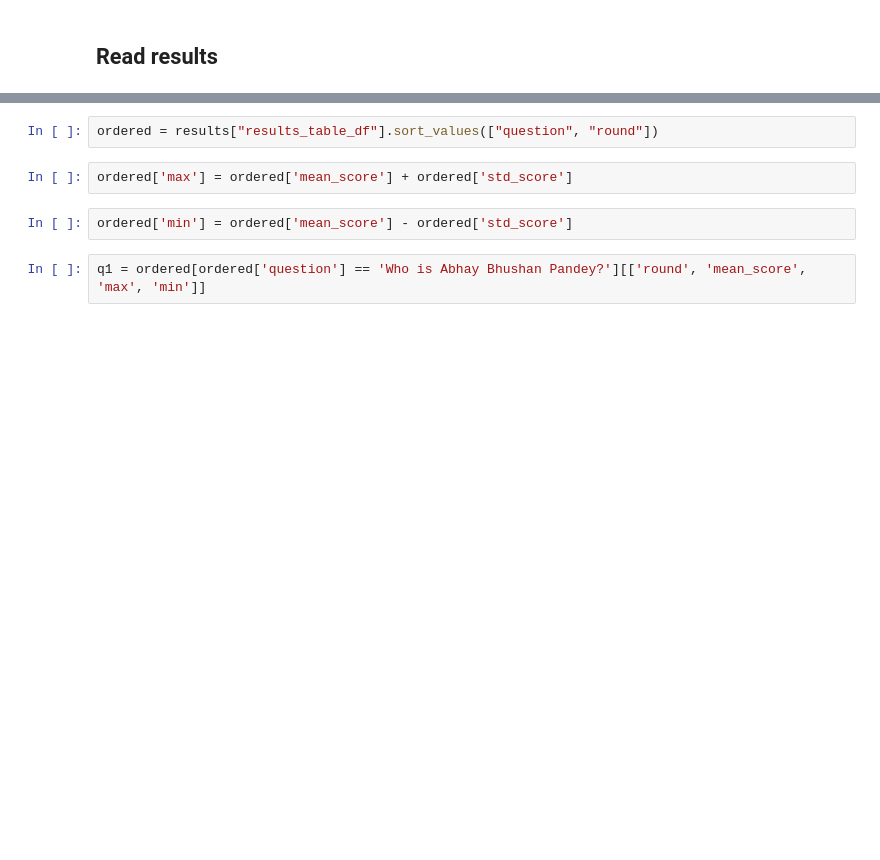
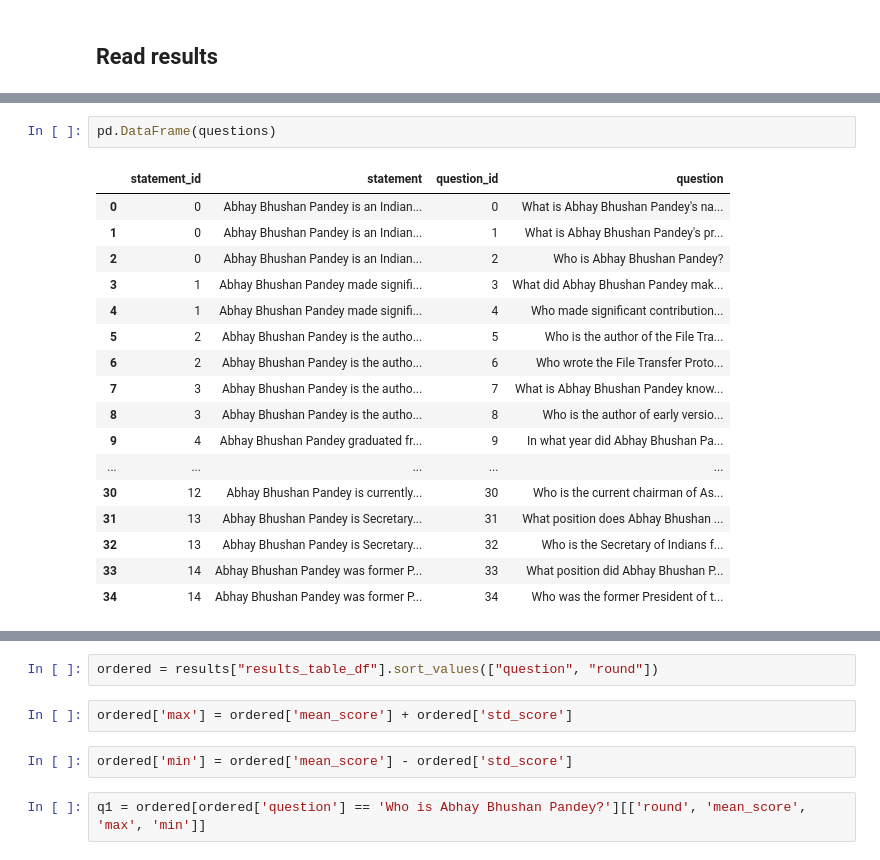
Before and after one commit to eduseiti/llm_editing_evaluation, a Jupyter notebook: factual_associations/plot_results.ipynb, the cells around one changed output, grey strips where cells are left out. Cells and saved outputs as stored; diff of their text form; blank space fills up the shorter version.

```diff
--- a/factual_associations/plot_results.ipynb
+++ b/factual_associations/plot_results.ipynb
@@ -19,0 +115,20 @@ with open(RESULTS, "rb") as input_file:
+# %%
+pd.DataFrame(questions)
+# %% [output]
+|  | statement_id | statement | question_id | question |
+| 0 | 0 | Abhay Bhushan Pandey is an Indian... | 0 | What is Abhay Bhushan Pandey's na... |
+| 1 | 0 | Abhay Bhushan Pandey is an Indian... | 1 | What is Abhay Bhushan Pandey's pr... |
+| 2 | 0 | Abhay Bhushan Pandey is an Indian... | 2 | Who is Abhay Bhushan Pandey? |
+| 3 | 1 | Abhay Bhushan Pandey made signifi... | 3 | What did Abhay Bhushan Pandey mak... |
+| 4 | 1 | Abhay Bhushan Pandey made signifi... | 4 | Who made significant contribution... |
+| 5 | 2 | Abhay Bhushan Pandey is the autho... | 5 | Who is the author of the File Tra... |
+| 6 | 2 | Abhay Bhushan Pandey is the autho... | 6 | Who wrote the File Transfer Proto... |
+| 7 | 3 | Abhay Bhushan Pandey is the autho... | 7 | What is Abhay Bhushan Pandey know... |
+| 8 | 3 | Abhay Bhushan Pandey is the autho... | 8 | Who is the author of early versio... |
+| 9 | 4 | Abhay Bhushan Pandey graduated fr... | 9 | In what year did Abhay Bhushan Pa... |
+| ... | ... | ... | ... | ... |
+| 30 | 12 | Abhay Bhushan Pandey is currently... | 30 | Who is the current chairman of As... |
+| 31 | 13 | Abhay Bhushan Pandey is Secretary... | 31 | What position does Abhay Bhushan ... |
+| 32 | 13 | Abhay Bhushan Pandey is Secretary... | 32 | Who is the Secretary of Indians f... |
+| 33 | 14 | Abhay Bhushan Pandey was former P... | 33 | What position did Abhay Bhushan P... |
+| 34 | 14 | Abhay Bhushan Pandey was former P... | 34 | Who was the former President of t... |
```
Also changed, not shown: parts of 17 cells of this notebook, 2 other files.
